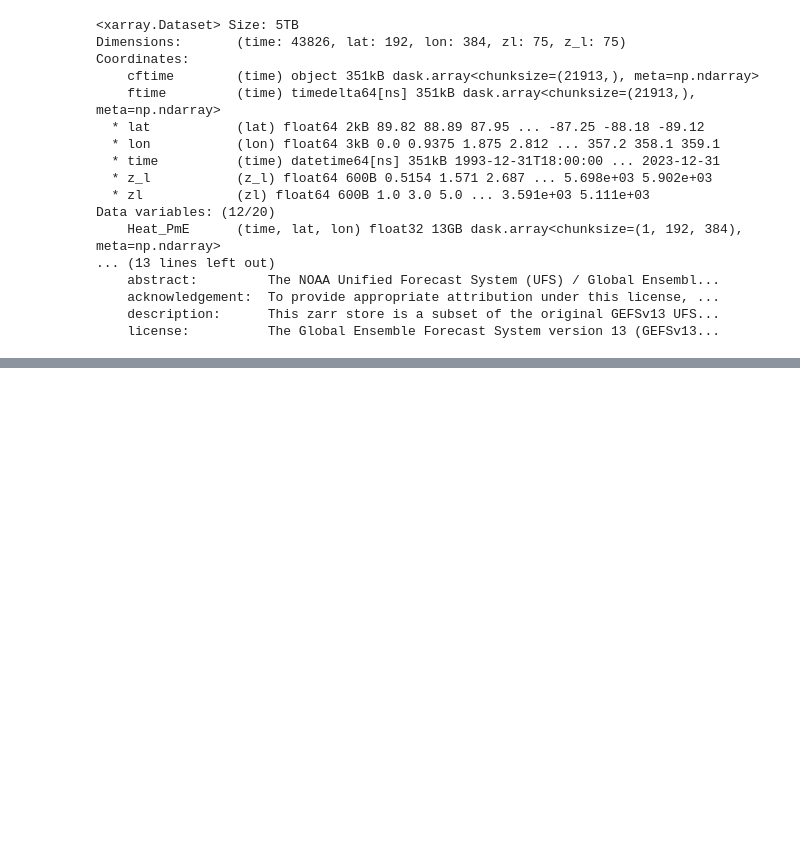
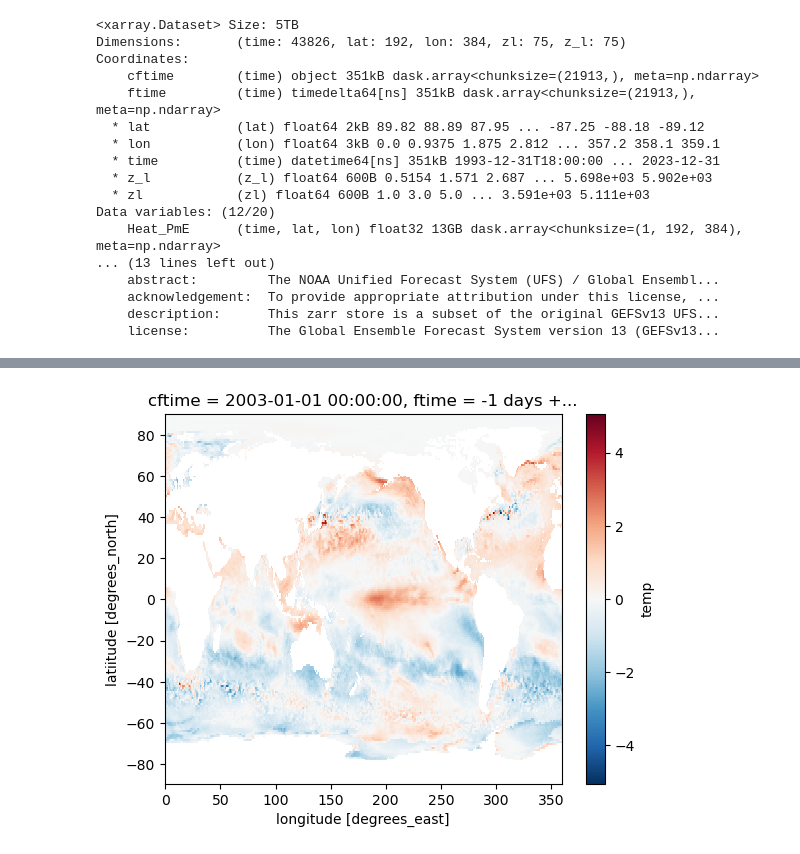
Before and after one commit to NOAA-PSL/graph-ufs, a Jupyter notebook: prototypes/notebooks/animate.ipynb, the cells around one changed output, grey strips where cells are left out. Cells and saved outputs as stored; diff of their text form; code cells hidden in the pictures; blank space fills up the shorter version.

```diff
--- a/prototypes/notebooks/animate.ipynb
+++ b/prototypes/notebooks/animate.ipynb
@@ -97,3 +147,9 @@ Data variables: (12/20)
+# %%
+anomaly = ocn["temp"].unify_chunks().isel(z_l=0).sel(time=slice("2003-01-01", "2003-02-28")).groupby("time.month") - climatology
+anomaly.isel(time=0).plot()
+plt.show()
+# %% [output]
+[figure, added]
 # %%
 %matplotlib notebook
 
```
Also changed, not shown: parts of 8 cells of this notebook, 35 other files.
